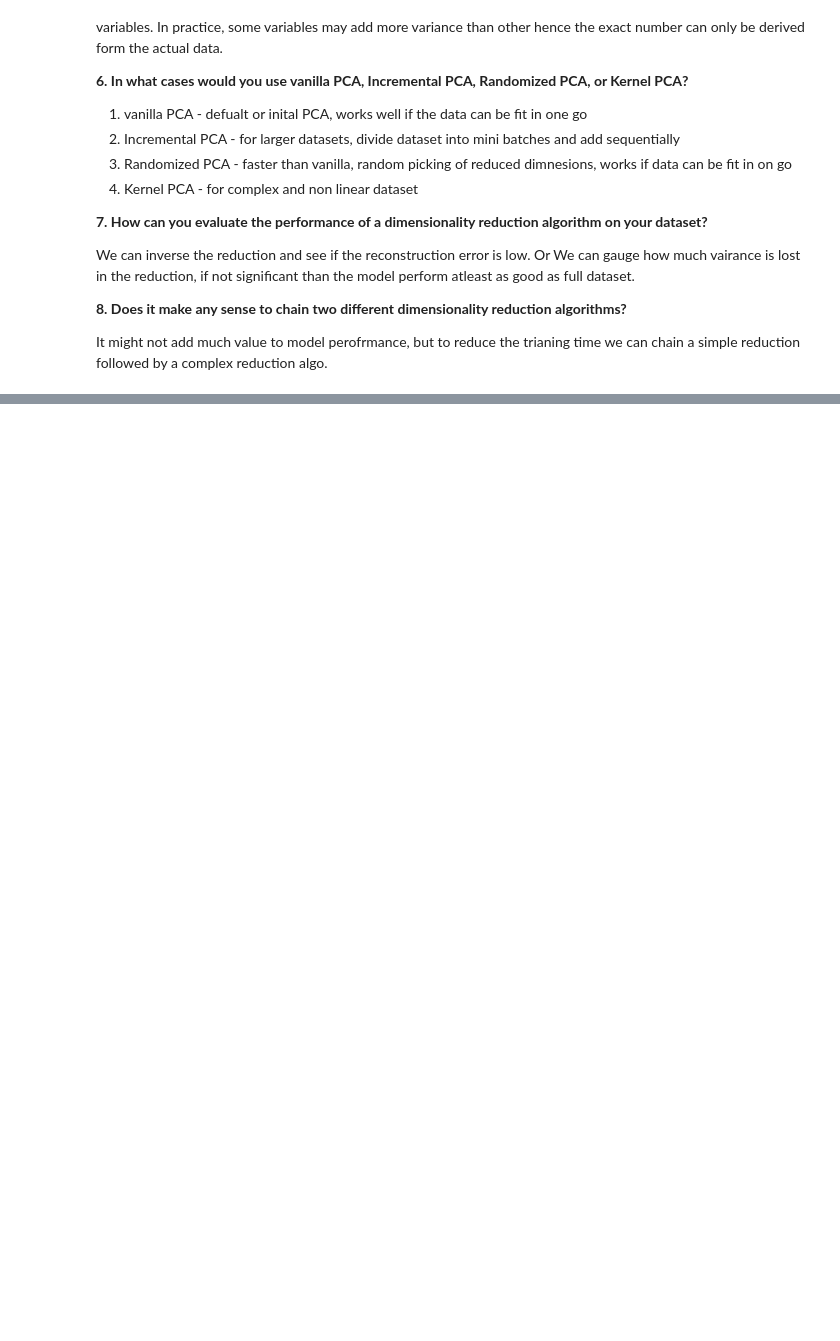
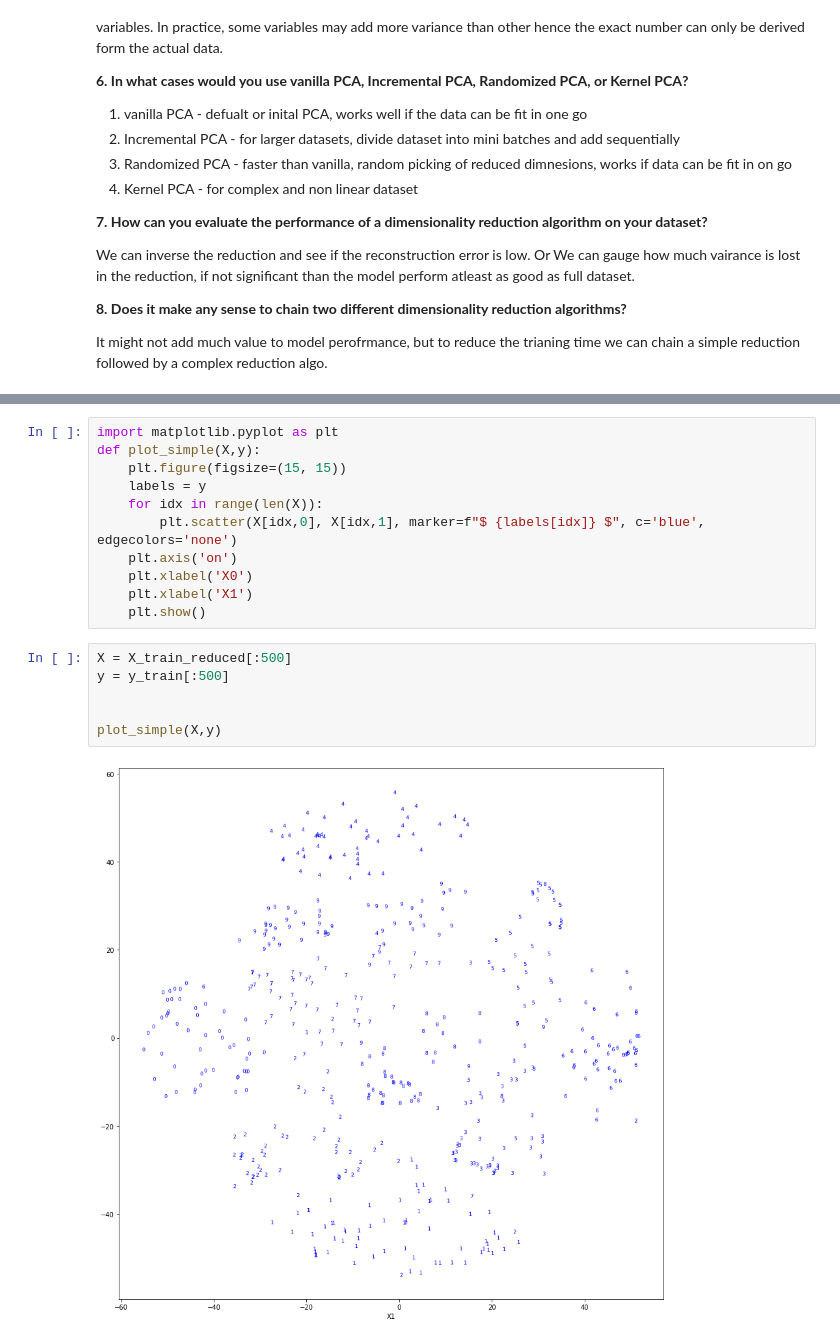
Before and after one commit to apurvasijaria/notes-and-codes-from-books, a Jupyter notebook: Hands-on-ML-with-scikit-learn-keras-tensorflow-2ndEd/Ch_08_dimensionality_reduction.ipynb, the cells around one changed output, grey strips where cells are left out. Cells and saved outputs as stored; diff of their text form; blank space fills up the shorter version.

```diff
--- a/Hands-on-ML-with-scikit-learn-keras-tensorflow-2ndEd/Ch_08_dimensionality_reduction.ipynb
+++ b/Hands-on-ML-with-scikit-learn-keras-tensorflow-2ndEd/Ch_08_dimensionality_reduction.ipynb
@@ -512,0 +627,19 @@ It might not add much value to model perofrmance, but to reduce the trianing tim
+# %%
+import matplotlib.pyplot as plt
+def plot_simple(X,y):
+    plt.figure(figsize=(15, 15))
+    labels = y
+    for idx in range(len(X)):
+        plt.scatter(X[idx,0], X[idx,1], marker=f"$ {labels[idx]} $", c='blue', edgecolors='none')
+    plt.axis('on')
+    plt.xlabel('X0')
+    plt.xlabel('X1')
+    plt.show()
+# %%
+X = X_train_reduced[:500]
+y = y_train[:500]
+
+
+plot_simple(X,y)
+# %% [output]
+[figure, added]
```
Also changed, not shown: parts of 19 cells of this notebook, 4 other files.
